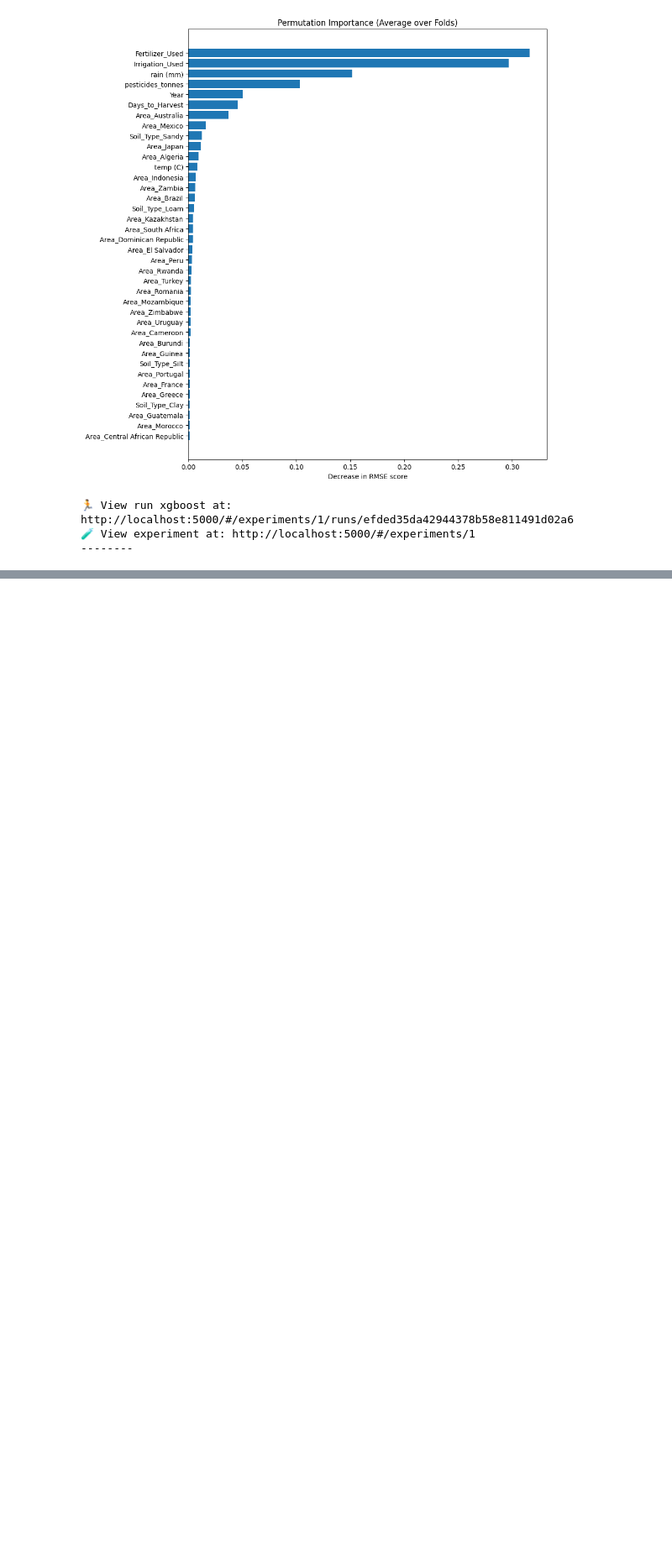
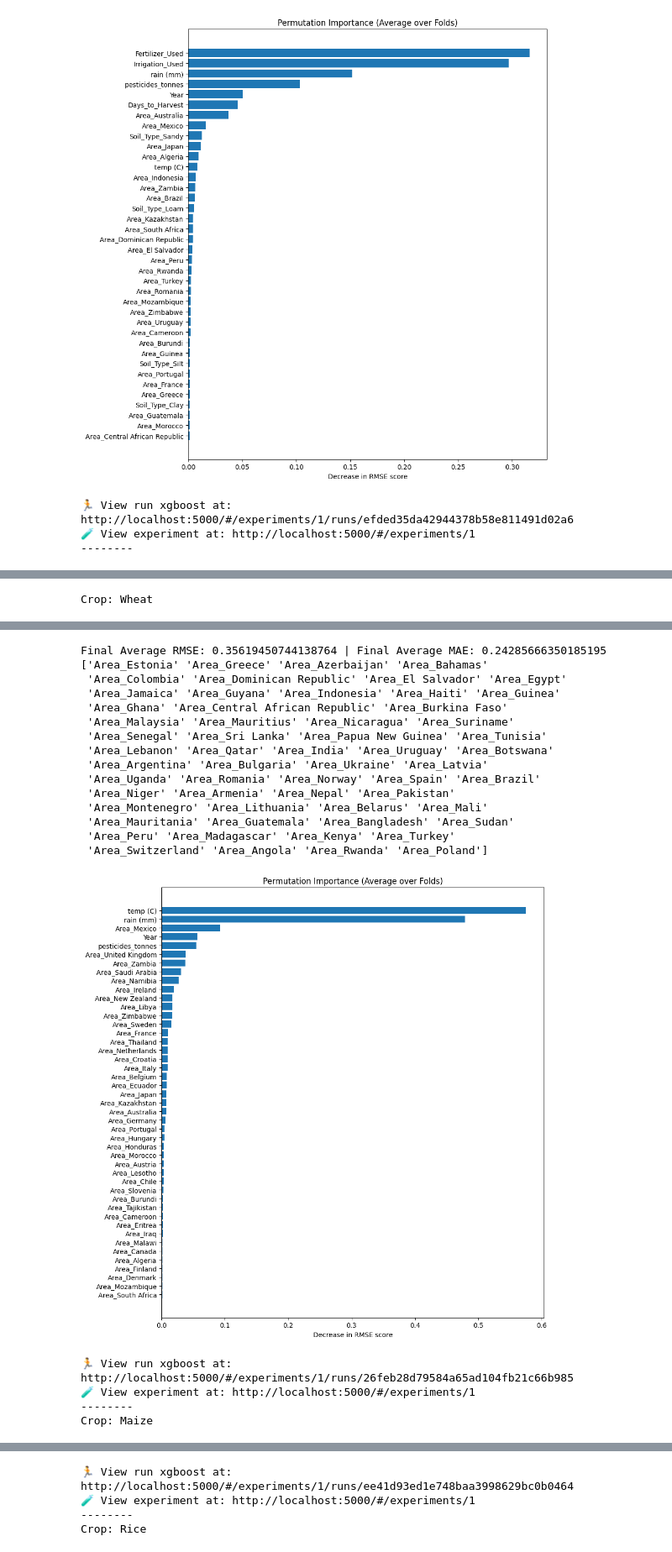
Before and after one commit to mp-mech-ai/reco-agricole, a Jupyter notebook: notebooks/1_feature_engineering.ipynb, the cells around one changed output, grey strips where cells are left out. Shown at 84% size. Cells and saved outputs as stored; diff of their text form; code cells hidden in the pictures; blank space fills up the shorter version.

Commit message:
Add few experimentation for comparison

```diff
--- a/notebooks/1_feature_engineering.ipynb
+++ b/notebooks/1_feature_engineering.ipynb
@@ -813,0 +824,10 @@ Final Average RMSE: 0.3647858088264059 | Final Average MAE: 0.2416435033759165
+# %%
+col_from_synth = ["Days_to_Harvest", "Irrigation_Used", "Fertilizer_Used", "Soil_Type_Clay", "Soil_Type_Loam", "Soil_Type_Peaty", "Soil_Type_Sandy", "Soil_Type_Silt"]
+# %%
+for crop, crop_df in crop_groups.items():
+    print(f"Crop: {crop}")
+
+    train_xgb_kfold(crop_df.drop(["item"]+col_from_synth, axis=1), "yield (t/ha)", n_splits=5, tags={"phase": "baseline", "model_family": "xgboost", "dataset": crop, "columns": "only_real"})
+    print("--------")
+# %% [output]
+Crop: Wheat
@@ -813,0 +841,20 @@ Final Average RMSE: 0.3647858088264059 | Final Average MAE: 0.2416435033759165
+Final Average RMSE: 0.35619450744138764 | Final Average MAE: 0.24285666350185195
+['Area_Estonia' 'Area_Greece' 'Area_Azerbaijan' 'Area_Bahamas'
+ 'Area_Colombia' 'Area_Dominican Republic' 'Area_El Salvador' 'Area_Egypt'
+ 'Area_Jamaica' 'Area_Guyana' 'Area_Indonesia' 'Area_Haiti' 'Area_Guinea'
+ 'Area_Ghana' 'Area_Central African Republic' 'Area_Burkina Faso'
+ 'Area_Malaysia' 'Area_Mauritius' 'Area_Nicaragua' 'Area_Suriname'
+ 'Area_Senegal' 'Area_Sri Lanka' 'Area_Papua New Guinea' 'Area_Tunisia'
+ 'Area_Lebanon' 'Area_Qatar' 'Area_India' 'Area_Uruguay' 'Area_Botswana'
+ 'Area_Argentina' 'Area_Bulgaria' 'Area_Ukraine' 'Area_Latvia'
+ 'Area_Uganda' 'Area_Romania' 'Area_Norway' 'Area_Spain' 'Area_Brazil'
+ 'Area_Niger' 'Area_Armenia' 'Area_Nepal' 'Area_Pakistan'
+ 'Area_Montenegro' 'Area_Lithuania' 'Area_Belarus' 'Area_Mali'
+ 'Area_Mauritania' 'Area_Guatemala' 'Area_Bangladesh' 'Area_Sudan'
+ 'Area_Peru' 'Area_Madagascar' 'Area_Kenya' 'Area_Turkey'
+ 'Area_Switzerland' 'Area_Angola' 'Area_Rwanda' 'Area_Poland']
+[figure, added]
+🏃 View run xgboost at: http://localhost:5000/#/experiments/1/runs/26feb28d79584a65ad104fb21c66b985
+🧪 View experiment at: http://localhost:5000/#/experiments/1
+--------
+Crop: Maize
@@ -813,0 +885,4 @@ Final Average RMSE: 0.3647858088264059 | Final Average MAE: 0.2416435033759165
+🏃 View run xgboost at: http://localhost:5000/#/experiments/1/runs/ee41d93ed1e748baa3998629bc0b0464
+🧪 View experiment at: http://localhost:5000/#/experiments/1
+--------
+Crop: Rice
```
Also changed, not shown: parts of 4 cells of this notebook, 1 other file.
